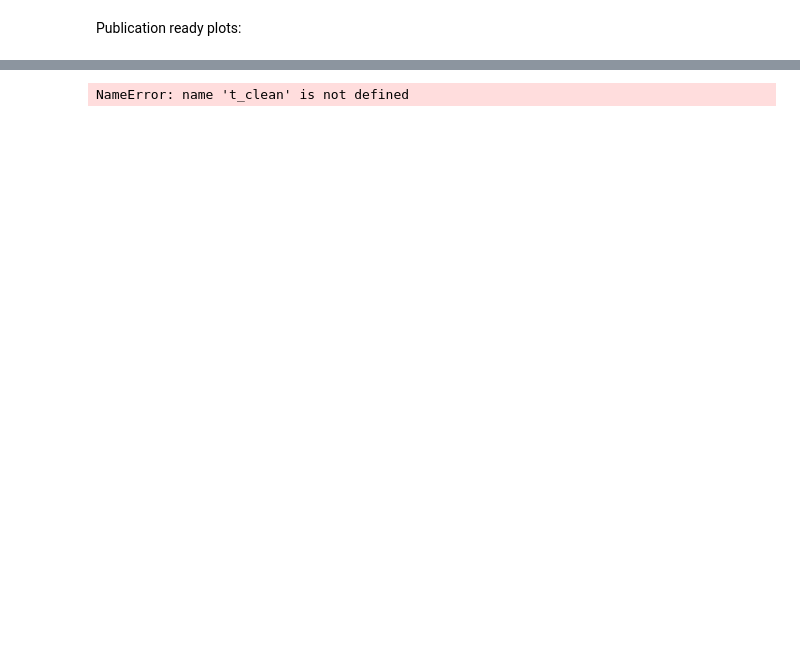
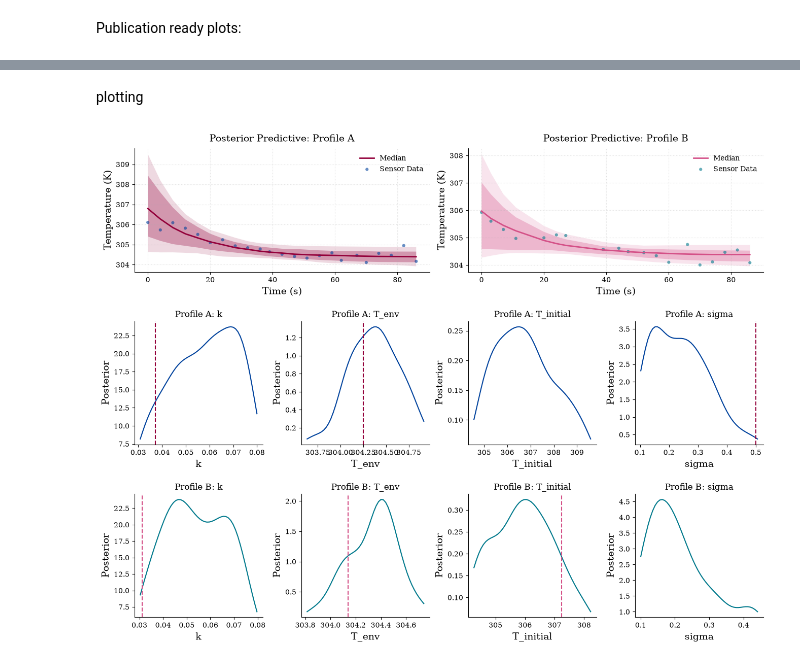
Before and after one commit to LucasWestfal/PFN_pewpew_analytics, a Jupyter notebook: ABC-camparison.ipynb, the cells around one changed output, grey strips where cells are left out. Saved outputs shown, nothing was run; the diff lists cells and outputs as text; code cells hidden in the pictures; blank space fills up the shorter version.

```diff
--- a/ABC-camparison.ipynb
+++ b/ABC-camparison.ipynb
@@ -322,3 +530,5 @@ Publication ready plots:
+# %% [markdown]
+plotting
 # %%
 import os
 import numpy as np
@@ -386,20 +682,34 @@ def plot_comparative_sbi_analysis(history_A, history_B, t_real_A, temp_real_A, t
     plt.show()
 # %%
-# Example of the dictionary structure needed for the ground truth lines
-regression_values = {
-    "k": 0.0125,         # Replace with your actual regression result
-    "T_env": 295.15,     # Replace with your actual regression result
-    "T_initial": 350.0,  # Replace with your actual regression result
-    "sigma": 0.5         # Replace with your actual regression result
+# 1. Define ground truth dictionaries if you have regression baseline values.
+# (If you don't want vertical lines on the marginals, you can omit these or pass None).
+regression_values_A = {
+    "k": 0.03719,         # Replace with actual regression result for Profile A
+    "T_env": 304.25,     # Replace with actual regression result for Profile A
+    "T_initial": 6.40+304.25,  # Replace with actual regression result for Profile A
+    "sigma": 0.5         # Replace with actual regression result for Profile A
 }
 
-# Generate the unified plot
-plot_unified_sbi_analysis(
-    history=history,
-    t_real=t_clean,
-    temp_real=temp_clean,
-    ground_truth=regression_values,
-    num_samples=1000 # Increased from 200 for smoother credible intervals
+regression_values_B = {
+    "k": 0.03113,         # Replace with actual regression result for Profile B
+    "T_env": 304.14,     # Replace with actual regression result for Profile B
+    "T_initial": 3.10+304.14,  # Replace with actual regression result for Profile B
+    "sigma": 0.5         # Replace with actual regression result for Profile B
+}
+
+
+# 2. Execute the comparative plotting function
+plot_comparative_sbi_analysis(
+    history_A=history_A,          # Your PyABC history object for Sequence 1
+    history_B=history_B,          # Your PyABC history object for Sequence 2
+    t_real_A=t_real_A,            # Loaded from load_and_preprocess_timeseries
+    temp_real_A=temp_real_A,      # Loaded from load_and_preprocess_timeseries
+    t_real_B=t_real_B,            # Loaded from load_and_preprocess_timeseries
+    temp_real_B=temp_real_B,      # Loaded from load_and_preprocess_timeseries
+    ground_truth_A=regression_values_A,
+    ground_truth_B=regression_values_B,
+    num_samples=1000,
+    save_dir="./plots"            # Output directory for your Typst-ready PDFs/SVGs
 )
 # %% [output]
-NameError: name 't_clean' is not defined
+[figure, added]
```
Also changed, not shown: parts of 8 cells of this notebook.
